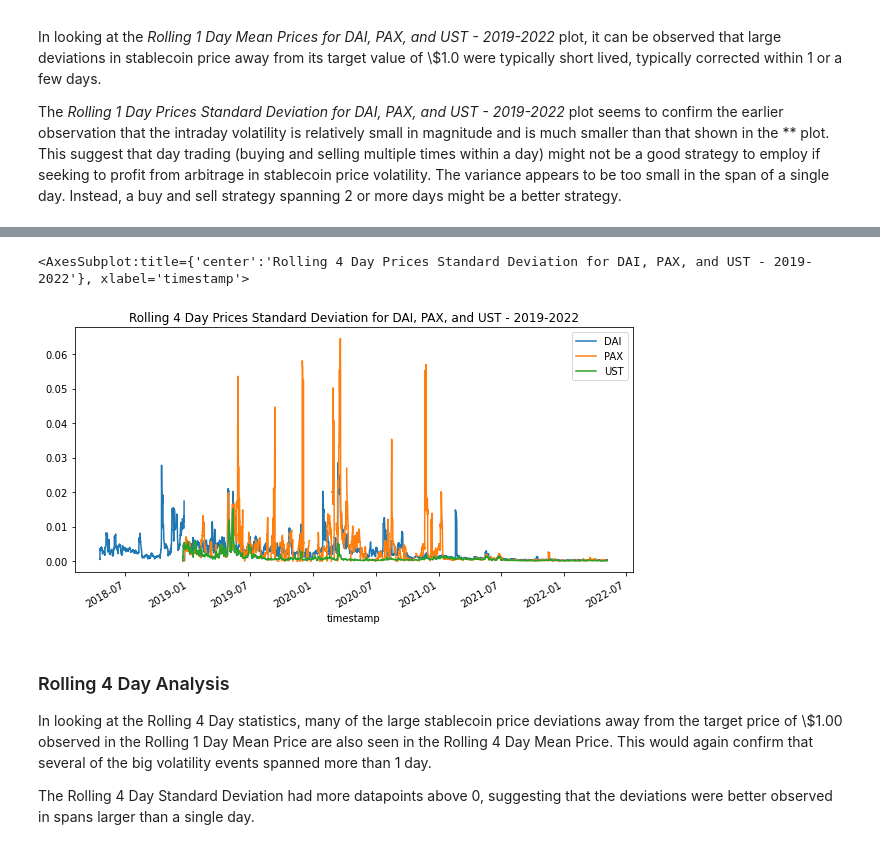
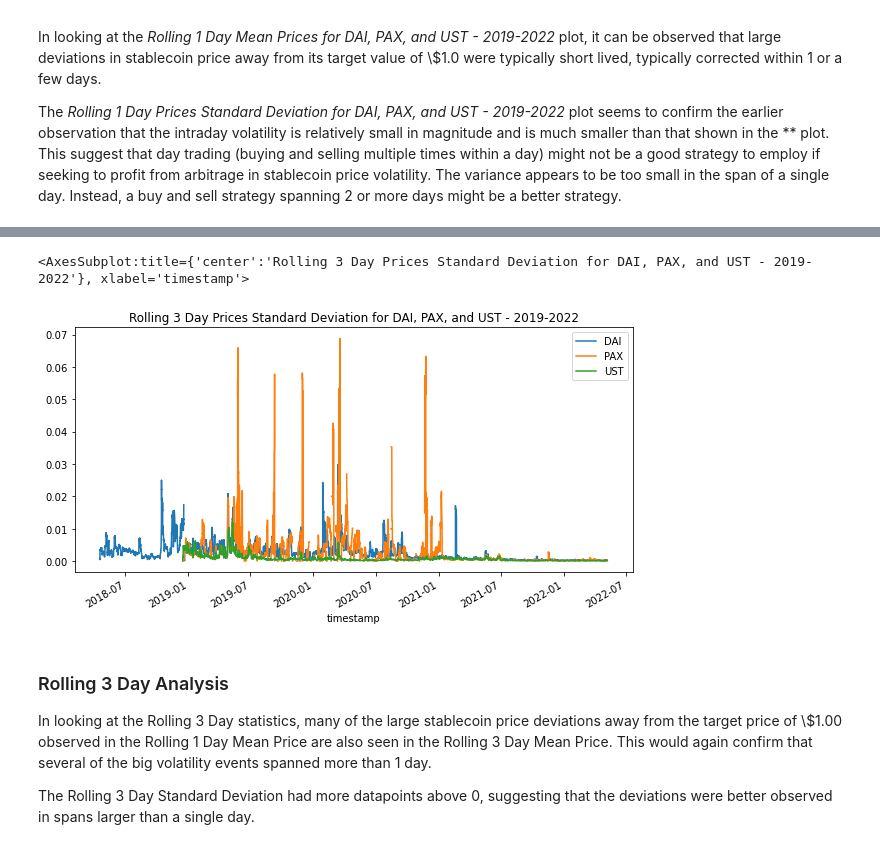
Before and after one commit to CAMPSMITH/StableOps, a Jupyter notebook: intraday.ipynb, the cells around one changed output, grey strips where cells are left out. Drawn from its saved outputs; the diff is of its cells as text; code cells hidden in the pictures.

Commit message:
Small fixes to analysis

```diff
--- a/intraday.ipynb
+++ b/intraday.ipynb
@@ -513,15 +513,15 @@ coins_rolling_4D_mean_df.plot(
 # %%
-coins_rolling_4D_std_df = coins_df.rolling('4D').std()
-coins_rolling_4D_std_df.plot(
+coins_rolling_3D_std_df = coins_df.rolling('3D').std()
+coins_rolling_3D_std_df.plot(
     figsize=(10,5),
-    title='Rolling 4 Day Prices Standard Deviation for DAI, PAX, and UST - 2019-2022'
+    title='Rolling 3 Day Prices Standard Deviation for DAI, PAX, and UST - 2019-2022'
 )
 # %% [output]
-<AxesSubplot:title={'center':'Rolling 4 Day Prices Standard Deviation for DAI, PAX, and UST - 2019-2022'}, xlabel='timestamp'>
+<AxesSubplot:title={'center':'Rolling 3 Day Prices Standard Deviation for DAI, PAX, and UST - 2019-2022'}, xlabel='timestamp'>
-[figure, old version]
+[figure, new version]
 # %% [markdown]
-### Rolling 4 Day Analysis
+### Rolling 3 Day Analysis
 
-In looking at the Rolling 4 Day statistics, many of the large stablecoin price deviations away from the target price of \\$1.00  observed in the Rolling 1 Day Mean Price are also seen in the Rolling 4 Day Mean Price.  This would again confirm that several of the big volatility events spanned more than 1 day.
+In looking at the Rolling 3 Day statistics, many of the large stablecoin price deviations away from the target price of \\$1.00  observed in the Rolling 1 Day Mean Price are also seen in the Rolling 3 Day Mean Price.  This would again confirm that several of the big volatility events spanned more than 1 day.
 
-The Rolling 4 Day Standard Deviation had more datapoints above 0, suggesting that the deviations were better observed in spans larger than a single day.
+The Rolling 3 Day Standard Deviation had more datapoints above 0, suggesting that the deviations were better observed in spans larger than a single day.
```
Also changed, not shown: parts of 2 cells of this notebook.
